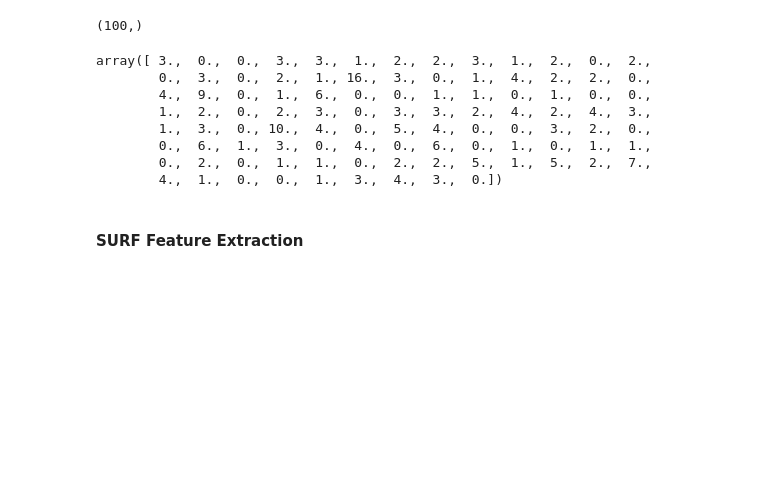
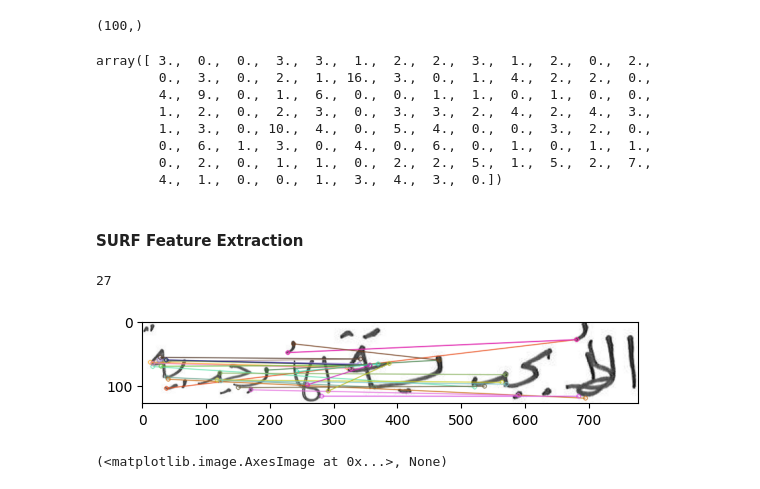
Before and after one commit to Mohammed-Abed-Alkareem/Arabic-Handwriting-Identification-Local-Feature-Extraction, a Jupyter notebook: AssignmentFiles/file.ipynb, the cells around one changed output. Drawn from its saved outputs; the diff is of its cells as text; code cells hidden in the pictures; blank space fills up the shorter version.

```diff
--- a/AssignmentFiles/file.ipynb
+++ b/AssignmentFiles/file.ipynb
@@ -111,3 +317,54 @@ array([ 3.,  0.,  0.,  3.,  3.,  1.,  2.,  2.,  3.,  1.,  2.,  0.,  2.,
         4.,  1.,  0.,  0.,  1.,  3.,  4.,  3.,  0.])
 # %% [markdown]
 #### SURF Feature Extraction
+# %%
+#knnMatch
+import cv2 as cv
+import numpy as np
+from matplotlib import pyplot as plt
+
+img1 = cv.imread('./isolated_words_per_user/isolated_words_per_user/user001/user001_abjadiyah_038.png')          # queryImage
+z = cv.imread('./isolated_words_per_user/isolated_words_per_user/user001/user001_abjadiyah_031.png') # trainImage
+
+# Convert to grayscale if image is color (3 channels)
+if len(img1.shape) == 3:
+    gray = cv.cvtColor(img1, cv.COLOR_BGR2GRAY)
+else:
+    gray = img1
+
+
+if len(z.shape) == 3:
+    gray2 = cv.cvtColor(z, cv.COLOR_BGR2GRAY)
+else:
+    gray2 = z
+
+
+# Initiate SIFT detector
+sift = cv.SIFT_create()
+
+# find the keypoints and descriptors with SIFT
+kp1, des1 = sift.detectAndCompute(gray,None)
+
+kp2, des2 = sift.detectAndCompute(gray2,None)
+
+# BFMatcher with default params
+
+bf = cv.BFMatcher()
+matches = bf.knnMatch(des1,des2,k=2)
+
+# Apply ratio test
+good = []
+for m,n in matches:
+    if m.distance < 0.75*n.distance:
+        good.append([m])
+
+print(len(good))
+
+# cv.drawMatchesKnn expects list of lists as matches.
+img3 = cv.drawMatchesKnn(img1,kp1,z,kp2,good,None,flags=cv.DrawMatchesFlags_NOT_DRAW_SINGLE_POINTS)
+
+plt.imshow(img3),plt.show()
+# %% [output]
+27
+[figure, added]
+(<matplotlib.image.AxesImage at 0x...>, None)
```
Also changed, not shown: parts of 26 cells of this notebook, 5 other files.
